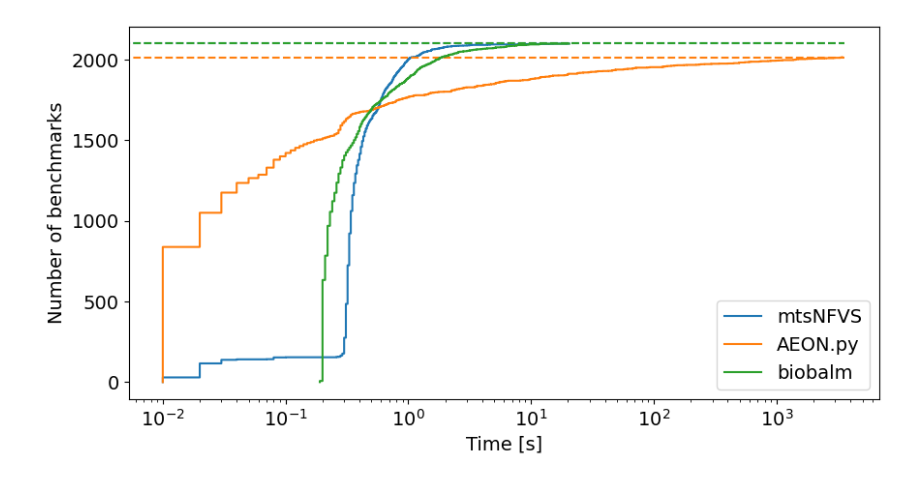
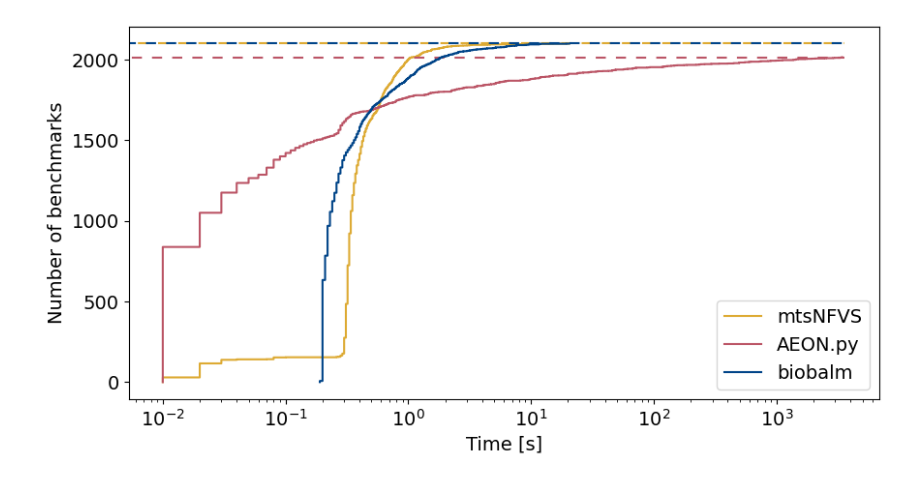
Before and after one commit to jcrozum/balm-analysis, a Jupyter notebook: analysis/benchmark_plots.ipynb, the cells around one changed output. Drawn from its saved outputs; the diff is of its cells as text; code cells hidden in the pictures.

Commit message:
improvements to plot style

```diff
--- a/analysis/benchmark_plots.ipynb
+++ b/analysis/benchmark_plots.ipynb
@@ -16,9 +17,9 @@ nk3_fnames = {  # will make others when they are ready
 }
 
 colors = {
-    "mtsNFVS": "tab:blue",
-    "AEON.py": "tab:orange",
-    "biobalm": "tab:green",
+    "mtsNFVS": "#DDAA33",
+    "AEON.py": "#BB5566",
+    "biobalm": "#004488",
 }
 # %%
 df_test = pd.read_csv(
@@ -39,7 +47,7 @@ def plot_cumulative(dirs, fnames, colors):
     fig, ax = plt.subplots(1, 1, figsize=(10, 5))
     fig.set_facecolor("white")
 
-    for tool, dir in dirs.items():
+    for i, (tool, dir) in enumerate(dirs.items()):
         if tool == "mtsNFVS":
             df = pd.read_csv(
                 dirs[tool] + fnames["all"],
@@ -66,33 +74,37 @@ def plot_cumulative(dirs, fnames, colors):
                 skiprows=1,
                 names=["Benchmark", "Time[s]", "_1", "_2", "_3"],
             )
             df_att = pd.read_csv(
                 dirs[tool] + fnames["biobalm-search"],
                 header=None,
                 skiprows=1,
                 names=["Benchmark", "Time[s]", "_1", "_2", "_3", "_4"],
             )
 
             t = (df_exp["Time[s]"] + df_att["Time[s]"]).sort_values()
         else:
             print(f"SKIPPING {tool}")
             continue
         successes = sum(t < float("inf"))
         ax.hlines(
-            y=successes, xmin=0, xmax=3600, color=colors[tool], linestyle="dashed"
+            y=successes,
+            xmin=0,
+            xmax=3600,
+            color=colors[tool],
+            linestyle=(i * 3, (5, 5)),
         )
         ax.step(t, np.arange(len(t)), label=tool, c=colors[tool])
 
     ax.set_xscale("log")
 
     ax.set_xlabel("Time [s]", fontsize=14)
     ax.set_ylabel("Number of benchmarks", fontsize=14)
 
     ax.tick_params(labelsize=14)
     ax.legend(fontsize=14, loc="lower right")
 
 
 plot_cumulative(results_dirs, nk3_fnames, colors)
 # %% [output]
-[figure, old version]
+[figure, new version]
 # %%
```
Also changed, not shown: parts of 3 cells of this notebook.
